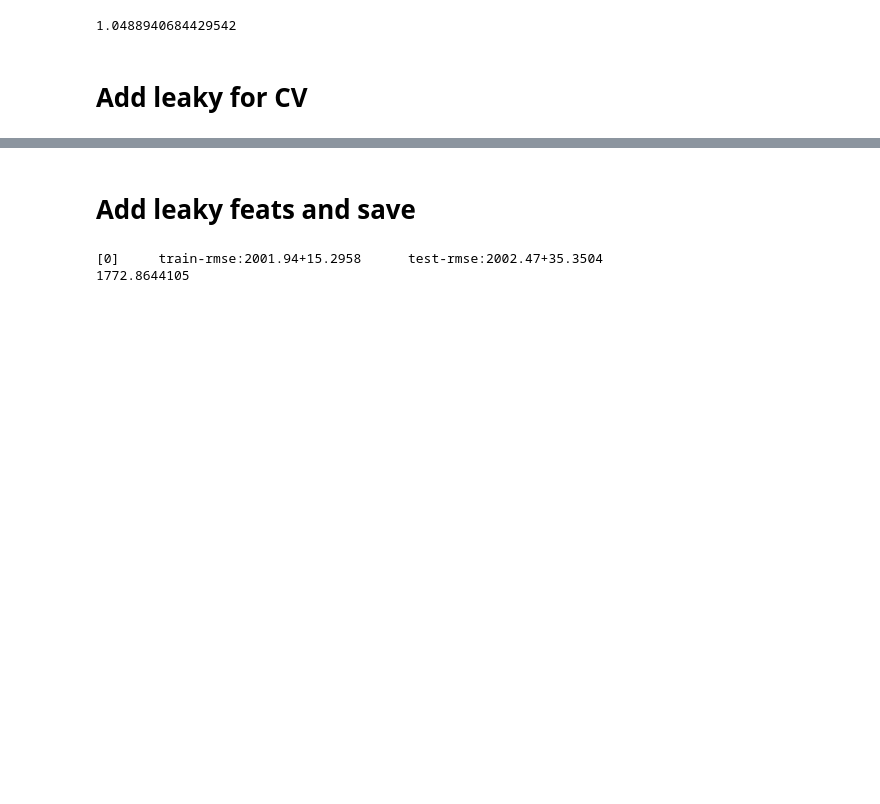
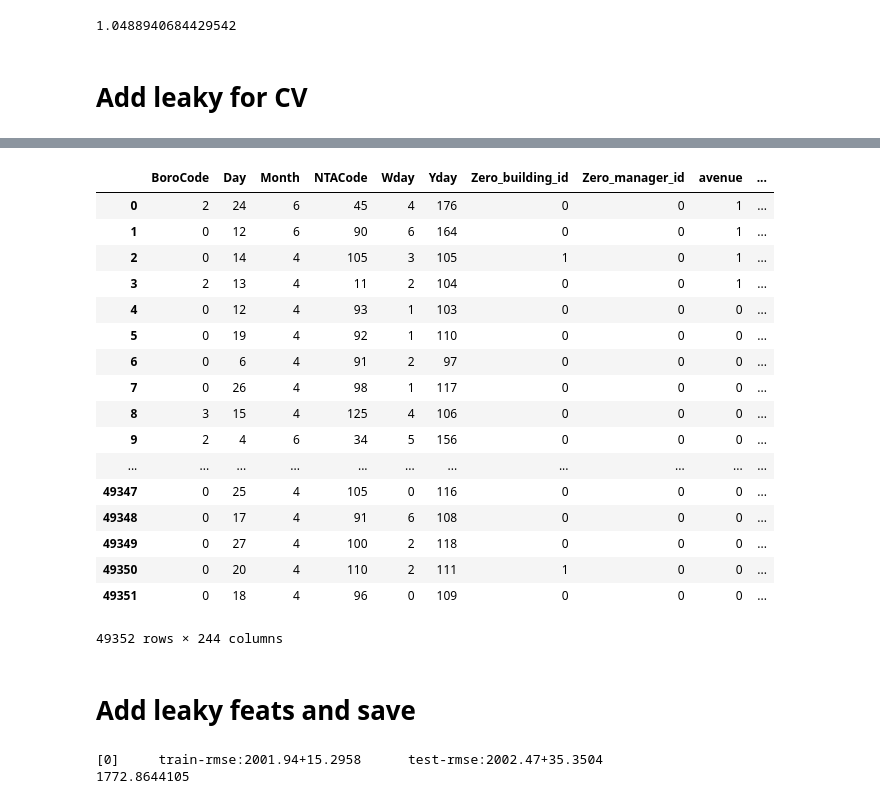
Before and after one commit to jgzuke/KaggleScripts, a Jupyter notebook: RentHop/Main.ipynb, the cells around one changed output, grey strips where cells are left out. Cells and saved outputs as stored; diff of their text form; code cells hidden in the pictures; blank space fills up the shorter version.

Commit message:
more manager building street calculated features

```diff
--- a/RentHop/Main.ipynb
+++ b/RentHop/Main.ipynb
@@ -16,36 +16,3 @@ from scipy import sparse
 # %%
 processed_train = filter_data_to_columns(pd.read_json('data/train.json'))
 y_train = pd.read_json('data/train_interest.json')
-# %%
-train_df = processed_train
-train_df['interest_level'] = y_train
-index=list(range(train_df.shape[0]))
-random.shuffle(index)
-a=[np.nan]*len(train_df)
-b=[np.nan]*len(train_df)
-c=[np.nan]*len(train_df)
-
-for i in range(5):
-    building_level={}
-    # for each manager
-    for j in train_df['manager_id'].values:
-        building_level[j]=[0,0,0]
-    test_index=index[int((i*train_df.shape[0])/5):int(((i+1)*train_df.shape[0])/5)]
-    train_index=list(set(index).difference(test_index))
-    for j in train_index:
-        temp=train_df.iloc[j]
-        if temp['interest_level']=='low':
-            building_level[temp['manager_id']][0]+=1
-        if temp['interest_level']=='medium':
-            building_level[temp['manager_id']][1]+=1
-        if temp['interest_level']=='high':
-            building_level[temp['manager_id']][2]+=1
-    for j in test_index:
-        temp=train_df.iloc[j]
-        if sum(building_level[temp['manager_id']])!=0:
-            a[j]=building_level[temp['manager_id']][0]*1.0/sum(building_level[temp['manager_id']])
-            b[j]=building_level[temp['manager_id']][1]*1.0/sum(building_level[temp['manager_id']])
-            c[j]=building_level[temp['manager_id']][2]*1.0/sum(building_level[temp['manager_id']])
-#train_df['manager_level_low']=a
-#train_df['manager_level_medium']=b
-#train_df['manager_level_high']=c
@@ -352,3 +300,24 @@ Wall time: 3min 15s
+# %%
+processed_train
+# %% [output]
+|  | BoroCode | Day | Month | NTACode | Wday | Yday | Zero_building_id | Zero_manager_id | avenue | ... |
+| 0 | 2 | 24 | 6 | 45 | 4 | 176 | 0 | 0 | 1 | ... |
+| 1 | 0 | 12 | 6 | 90 | 6 | 164 | 0 | 0 | 1 | ... |
+| 2 | 0 | 14 | 4 | 105 | 3 | 105 | 1 | 0 | 1 | ... |
+| 3 | 2 | 13 | 4 | 11 | 2 | 104 | 0 | 0 | 1 | ... |
+| 4 | 0 | 12 | 4 | 93 | 1 | 103 | 0 | 0 | 0 | ... |
+| 5 | 0 | 19 | 4 | 92 | 1 | 110 | 0 | 0 | 0 | ... |
+| 6 | 0 | 6 | 4 | 91 | 2 | 97 | 0 | 0 | 0 | ... |
+| 7 | 0 | 26 | 4 | 98 | 1 | 117 | 0 | 0 | 0 | ... |
+| 8 | 3 | 15 | 4 | 125 | 4 | 106 | 0 | 0 | 0 | ... |
+| 9 | 2 | 4 | 6 | 34 | 5 | 156 | 0 | 0 | 0 | ... |
+| ... | ... | ... | ... | ... | ... | ... | ... | ... | ... | ... |
+| 49347 | 0 | 25 | 4 | 105 | 0 | 116 | 0 | 0 | 0 | ... |
+| 49348 | 0 | 17 | 4 | 91 | 6 | 108 | 0 | 0 | 0 | ... |
+| 49349 | 0 | 27 | 4 | 100 | 2 | 118 | 0 | 0 | 0 | ... |
+| 49350 | 0 | 20 | 4 | 110 | 2 | 111 | 1 | 0 | 0 | ... |
+| 49351 | 0 | 18 | 4 | 96 | 0 | 109 | 0 | 0 | 0 | ... |
+49352 rows × 244 columns
 # %%
 processed_train = processed_train.drop('price', axis=1)
 processed_train.to_json('data/train_with_leaky_cv.json', orient='records')
```
Also changed, not shown: parts of 3 cells of this notebook, 2 other files.
